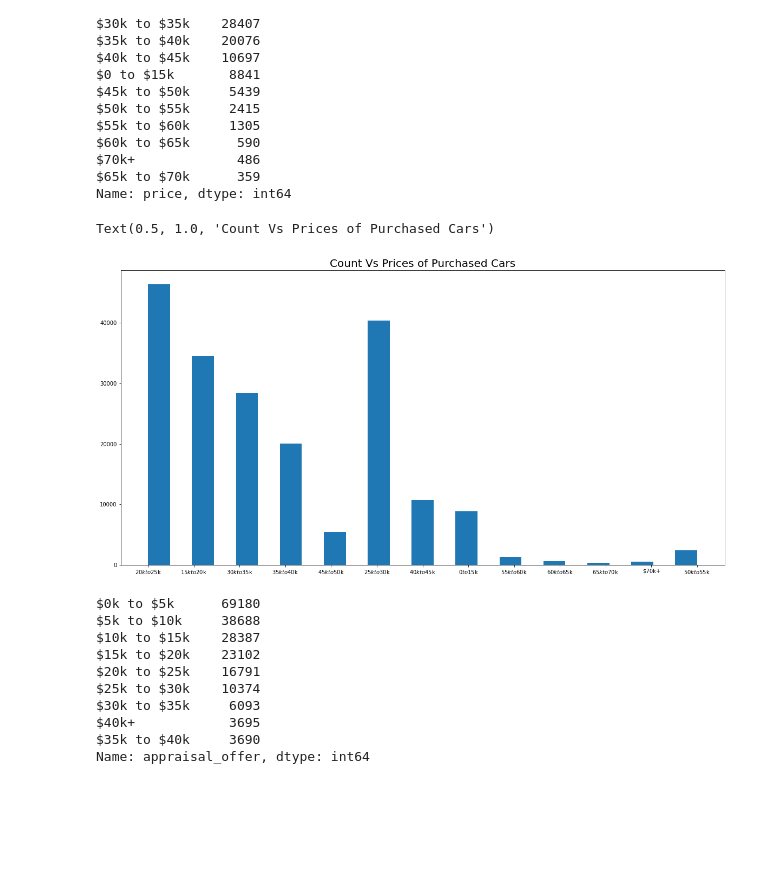
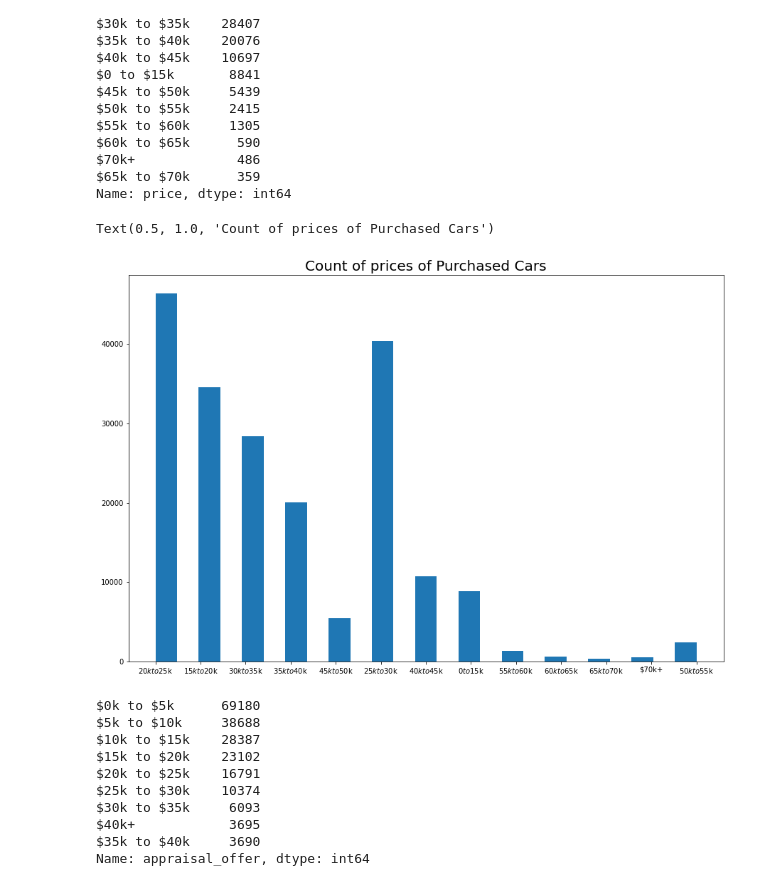
Before and after one commit to Siddharth1060/Car-recomendation-based-on-the-Cars-sold-at-Carmax, a Jupyter notebook: carmax_notebook.ipynb, the cells around one changed output. Saved outputs shown, nothing was run; the diff lists cells and outputs as text; code cells hidden in the pictures; blank space fills up the shorter version.

```diff
--- a/carmax_notebook.ipynb
+++ b/carmax_notebook.ipynb
@@ -139,12 +139,12 @@ $70k+             486
 $65k to $70k      359
 Name: price, dtype: int64
 # %%
-plt.subplots(figsize=(20,10))
+plt.subplots(figsize=(15,10))
 plt.hist(df.price, bins= 25 )
-plt.title('Count Vs Prices of Purchased Cars', fontsize=20)
+plt.title('Count of prices of Purchased Cars', fontsize=20)
 # %% [output]
-Text(0.5, 1.0, 'Count Vs Prices of Purchased Cars')
+Text(0.5, 1.0, 'Count of prices of Purchased Cars')
-[figure, old version]
+[figure, new version]
 # %%
 df.appraisal_offer.value_counts()
 # %% [output]
```
Also changed, not shown: parts of 252 cells of this notebook.
